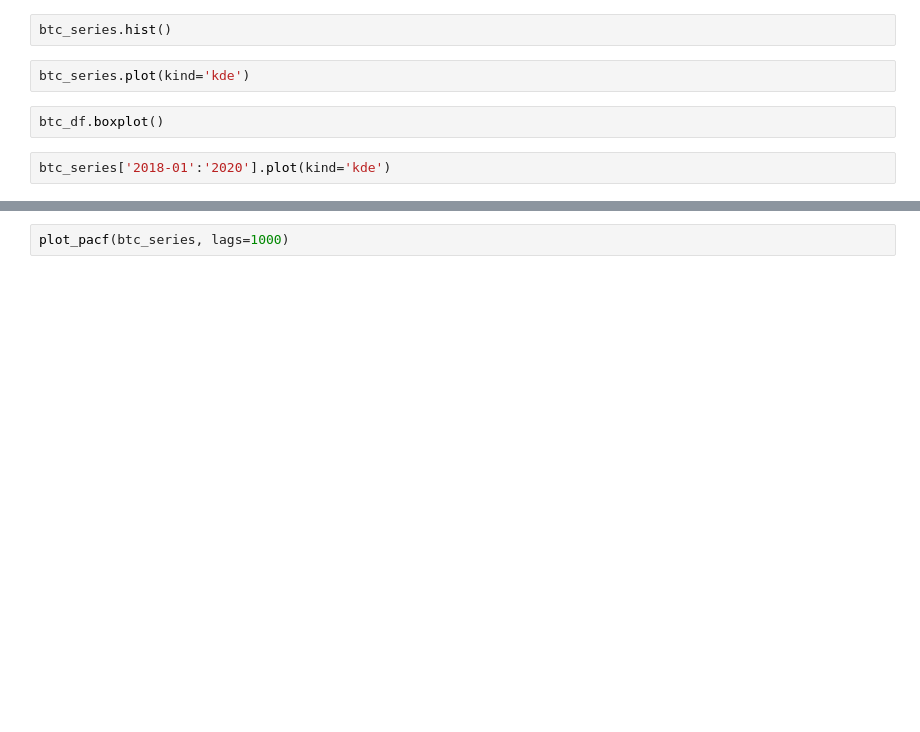
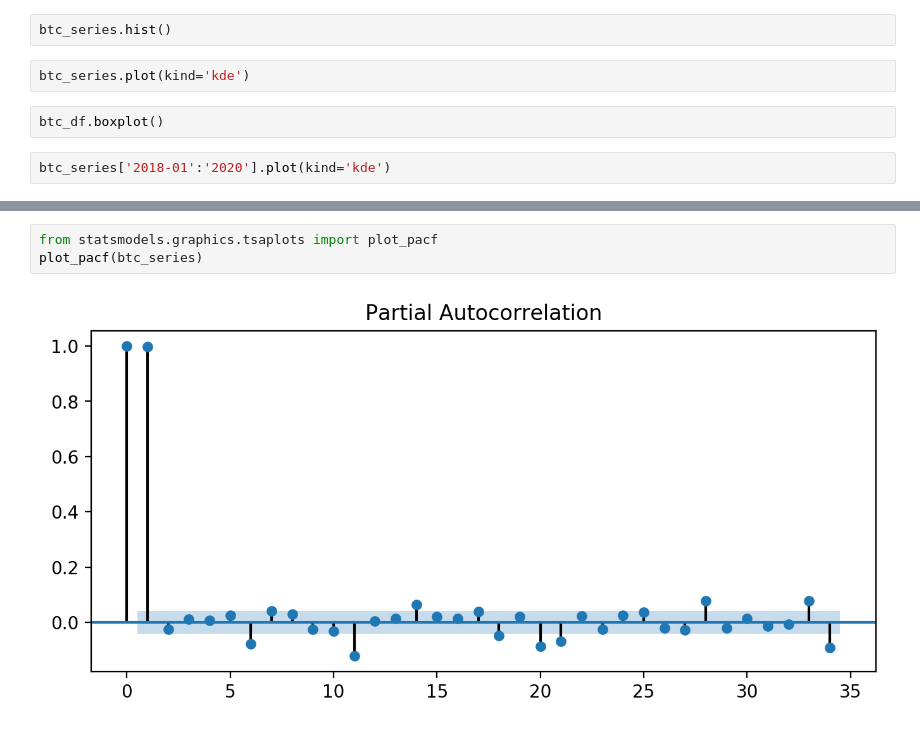
Before and after one commit to jochenmadler/BA_TimeSeriesAnalysis, a Jupyter notebook: main.ipynb, the cells around one changed output, grey strips where cells are left out. Saved outputs shown, nothing was run; the diff lists cells and outputs as text; blank space fills up the shorter version.

```diff
--- a/main.ipynb
+++ b/main.ipynb
@@ -37,2 +42,5 @@ plot_acf(btc_series)
-# %%
-plot_pacf(btc_series, lags=1000)
+# %%
+from statsmodels.graphics.tsaplots import plot_pacf
+plot_pacf(btc_series)
+# %% [output]
+[figure, added]
```
Also changed, not shown: parts of 5 cells of this notebook, 1 other file.
